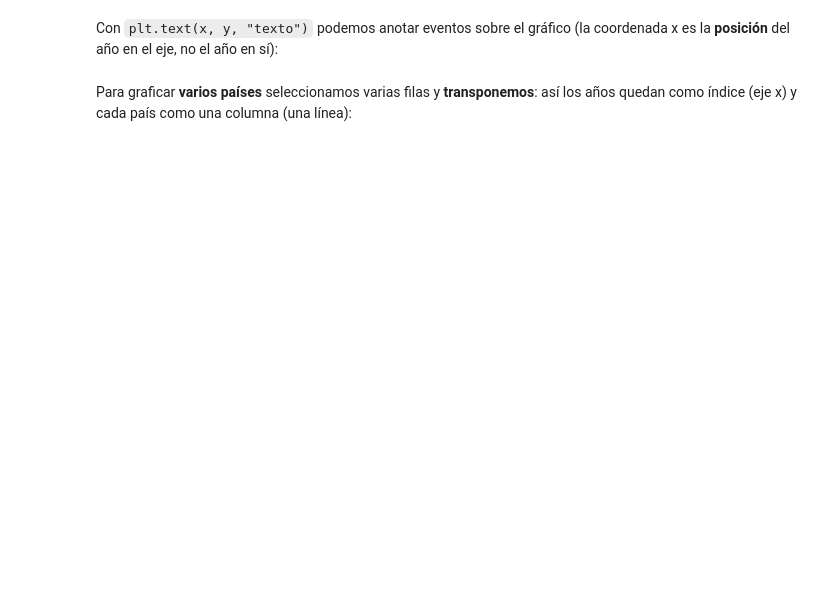
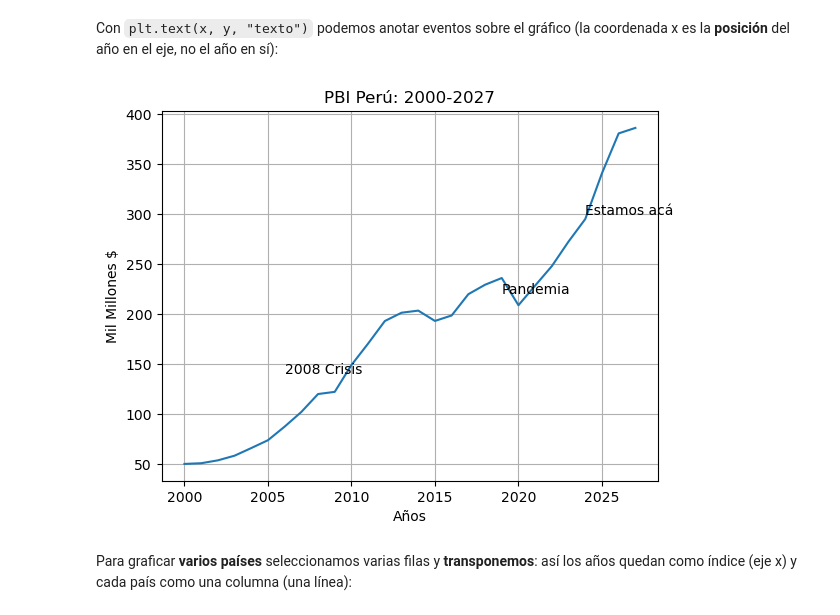
Before and after one commit to jgomezz/cpe_ciencia_datos_python_2026, a Jupyter notebook: mod2_estadistica_y_visualizacion/semana_03_visualization.ipynb, the cells around one changed output. Drawn from its saved outputs; the diff is of its cells as text; code cells hidden in the pictures; blank space fills up the shorter version.

```diff
--- a/mod2_estadistica_y_visualizacion/semana_03_visualization.ipynb
+++ b/mod2_estadistica_y_visualizacion/semana_03_visualization.ipynb
@@ -501,15 +523,17 @@ Con `plt.text(x, y, "texto")` podemos anotar eventos sobre el gráfico (la coord
 # %%
 info_peru = df.loc["Peru", anhos]
 info_peru.plot(kind="line")
-plt.title("PBI Perú: 2001-2026")
+plt.title("PBI Perú: 2000-2027")
 plt.xlabel("Años")
 plt.ylabel("Mil Millones $")
-plt.text(9, 140, "2008 Crisis")
+plt.text(6, 140, "2008 Crisis")
 plt.text(19, 220, "Pandemia")
-plt.text(23, 300, "Estamos acá")
+plt.text(24, 300, "Estamos acá")
 plt.grid()
 plt.savefig("output/fig-03")
 plt.show()
+# %% [output]
+[figure, added]
 # %% [markdown]
 Para graficar **varios países** seleccionamos varias filas y **transponemos**: así los años quedan como índice (eje x) y cada país como una columna (una línea):
 # %%
```
Also changed, not shown: parts of 4 cells of this notebook.
